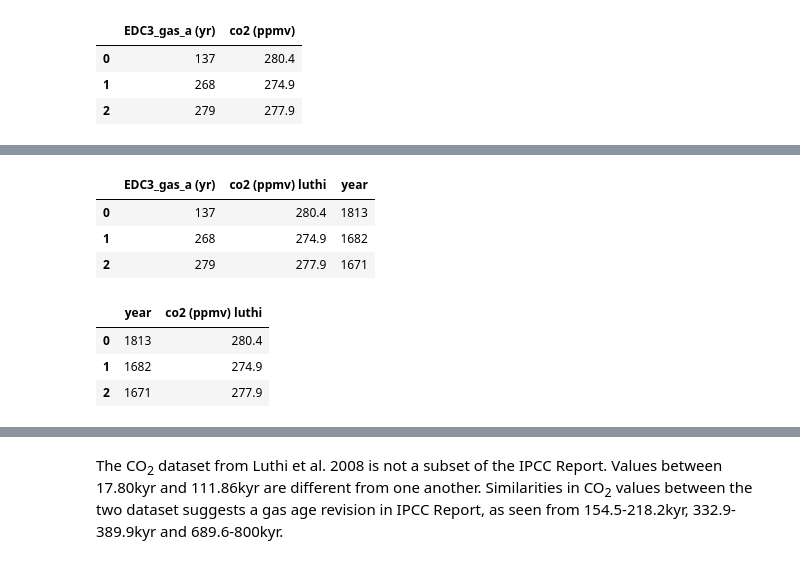
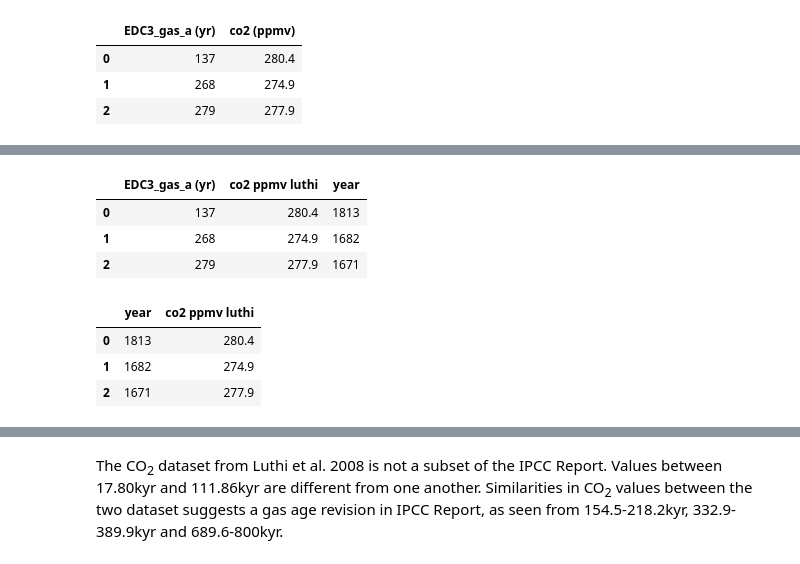
Before and after one commit to nurbujang/2progdaw23, a Jupyter notebook: project2.ipynb, the cells around one changed output, grey strips where cells are left out. Cells and saved outputs as stored; diff of their text form; code cells hidden in the pictures.

```diff
--- a/project2.ipynb
+++ b/project2.ipynb
@@ -139,7 +155,7 @@ df_co2_luthi.head(3)
 | 1 | 268 | 274.9 |
 | 2 | 279 | 277.9 |
 # %%
-df_co2_luthi.rename(columns={'co2 (ppmv)': 'co2 (ppmv) luthi'},
+df_co2_luthi.rename(columns={'co2 (ppmv)': 'co2 ppmv luthi'},
                     inplace=True)
 df_co2_luthi.head(3)
 # %% [output]
@@ -152,15 +168,15 @@ df_co2_luthi['year'] = (np.negative(df_co2_luthi['EDC3_gas_a (yr)'])
                           + 1950)
 df_co2_luthi.head(3)
 # %% [output]
-|  | EDC3_gas_a (yr) | co2 (ppmv) luthi | year |
+|  | EDC3_gas_a (yr) | co2 ppmv luthi | year |
 | 0 | 137 | 280.4 | 1813 |
 | 1 | 268 | 274.9 | 1682 |
 | 2 | 279 | 277.9 | 1671 |
 # %%
-df_co2_luthi = df_co2_luthi[['year','co2 (ppmv) luthi']].copy()
+df_co2_luthi = df_co2_luthi[['year','co2 ppmv luthi']].copy()
 df_co2_luthi.head(3)
 # %% [output]
-|  | year | co2 (ppmv) luthi |
+|  | year | co2 ppmv luthi |
 | 0 | 1813 | 280.4 |
 | 1 | 1682 | 274.9 |
 | 2 | 1671 | 277.9 |
```
Also changed, not shown: parts of 90 cells of this notebook, 2 other files.
